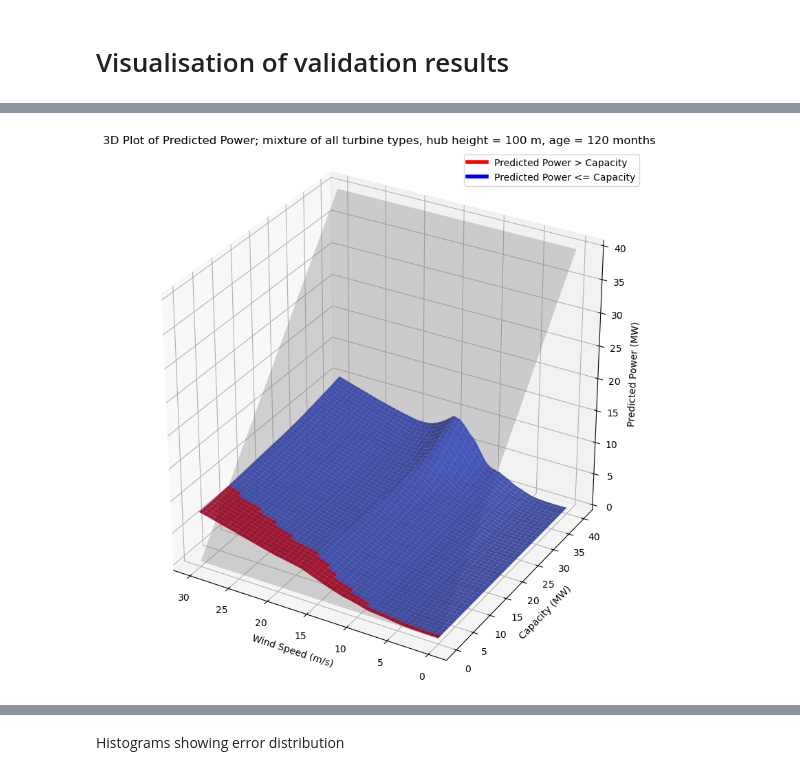
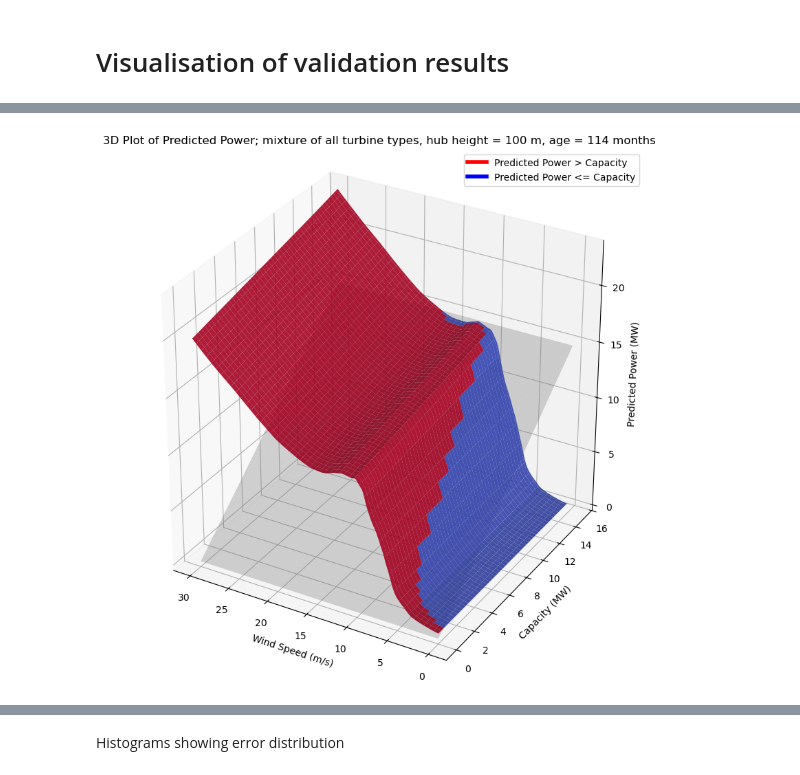
Before and after one commit to el-gif/Webapp, a Jupyter notebook: MLP_KFold.ipynb, the cells around one changed output, grey strips where cells are left out. Saved outputs shown, nothing was run; the diff lists cells and outputs as text; code cells hidden in the pictures.

Commit message:
synthetic data for small capacities and plots

```diff
--- a/MLP_KFold.ipynb
+++ b/MLP_KFold.ipynb
@@ -921,7 +919,7 @@ scalers = joblib.load("scalers.pkl")
 
 # Erzeugen von Windgeschwindigkeiten und Kapazitätsbereichen
 wind_speeds = np.linspace(0, 30, 250)  # Windgeschwindigkeiten von 0 bis 30 m/s
-capacities = np.linspace(0, 40, 250)  # Kapazitäten von 0 bis 40 MW
+capacities = np.linspace(0, 15, 100)  # Kapazitäten von 0 bis 15 MW
 
 # Meshgrid erstellen
 wind_speeds_grid, capacities_grid = np.meshgrid(wind_speeds, capacities)
@@ -934,8 +932,10 @@ scaled_capacities = scalers["capacities"].transform(capacities_flat.reshape(-1,
 
 # Feste Werte für andere Features (Beispiele)
 hub_height = 100  # Feste Nabenhöhe
-age = 120  # Feste Alter in Monaten
+age = 114  # Festes Alter in Monaten
 avg_turbine_type = np.ones((len(scaled_wind_speeds), input_size - 4)) / (input_size - 4) # durchschnittliche Turbine: Mischung aus allen Typen
+# avg_turbine_type = np.zeros((len(scaled_wind_speeds), input_size - 4))
+# avg_turbine_type[-1] = 1
 fixed_hub_height = scalers["hub_heights"].transform(np.full((len(scaled_wind_speeds), 1), hub_height)).flatten()  # Feste Nabenhöhe
 fixed_age = scalers["ages"].transform(np.full((len(scaled_wind_speeds), 1), age)).flatten()  # Feste Alter in Monaten
 
@@ -968,31 +968,31 @@ ax.set_box_aspect([1, 1, 1])
 color_mask = np.where(predictions_grid > z_flat, 1, 0)  # 1 für oberhalb, 0 für unterhalb
 cmap = plt.get_cmap("coolwarm")
 norm = plt.Normalize(vmin=0, vmax=1)  # Normierung für die Colormap
 facecolors = cmap(norm(color_mask))
 
 # Oberfläche mit Farbmaske plotten
 surf = ax.plot_surface(wind_speeds_grid, capacities_grid, predictions_grid, facecolors=facecolors, edgecolor='none', alpha=0.9)
 
 # Flache Ebene hinzufügen
 ax.plot_surface(wind_speeds_grid, capacities_grid, z_flat, color='gray', alpha=0.3, edgecolor='none')
 
 ax.set_xlim(ax.get_xlim()[::-1])
 
 # Achsenbeschriftungen und Titel
 ax.set_xlabel("Wind Speed (m/s)")
 ax.set_ylabel("Capacity (MW)")
 ax.set_zlabel("Predicted Power (MW)")
 ax.set_title(f"3D Plot of Predicted Power; mixture of all turbine types, hub height = {hub_height} m, age = {age} months")
 
 from matplotlib.lines import Line2D
 
 legend_elements = [
     Line2D([0], [0], color='red', lw=4, label='Predicted Power > Capacity'),
     Line2D([0], [0], color='blue', lw=4, label='Predicted Power <= Capacity')
 ]
 
 ax.legend(handles=legend_elements, loc='upper right')
 
 plt.show()
 # %% [output]
-[figure, old version]
+[figure, new version]
```
Also changed, not shown: parts of 13 cells of this notebook, 16 other files.
